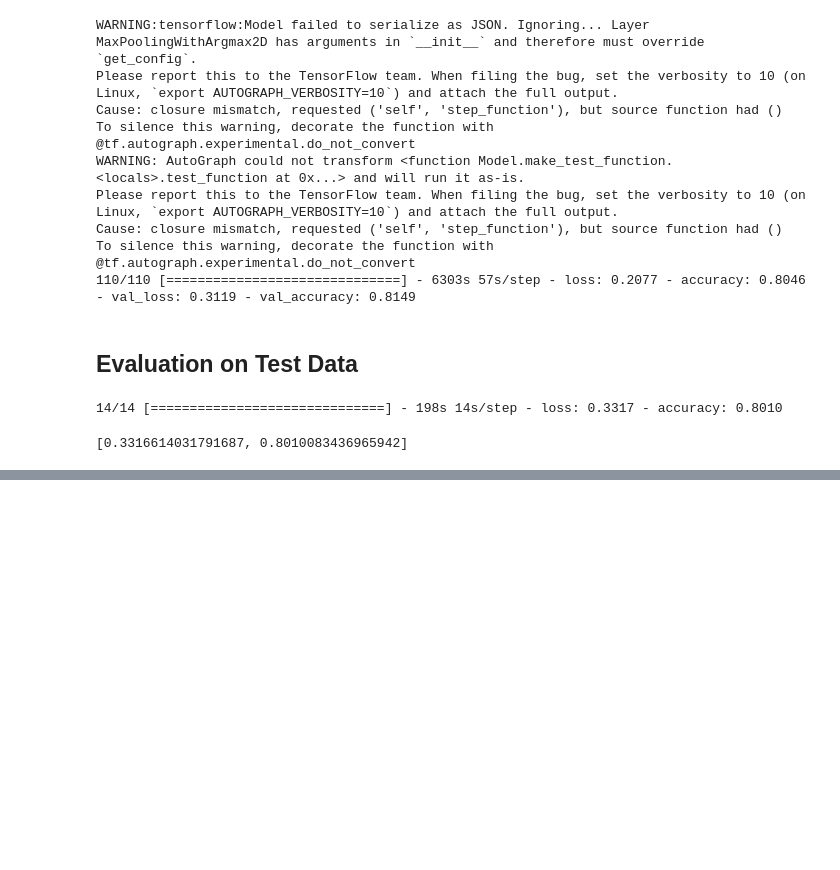
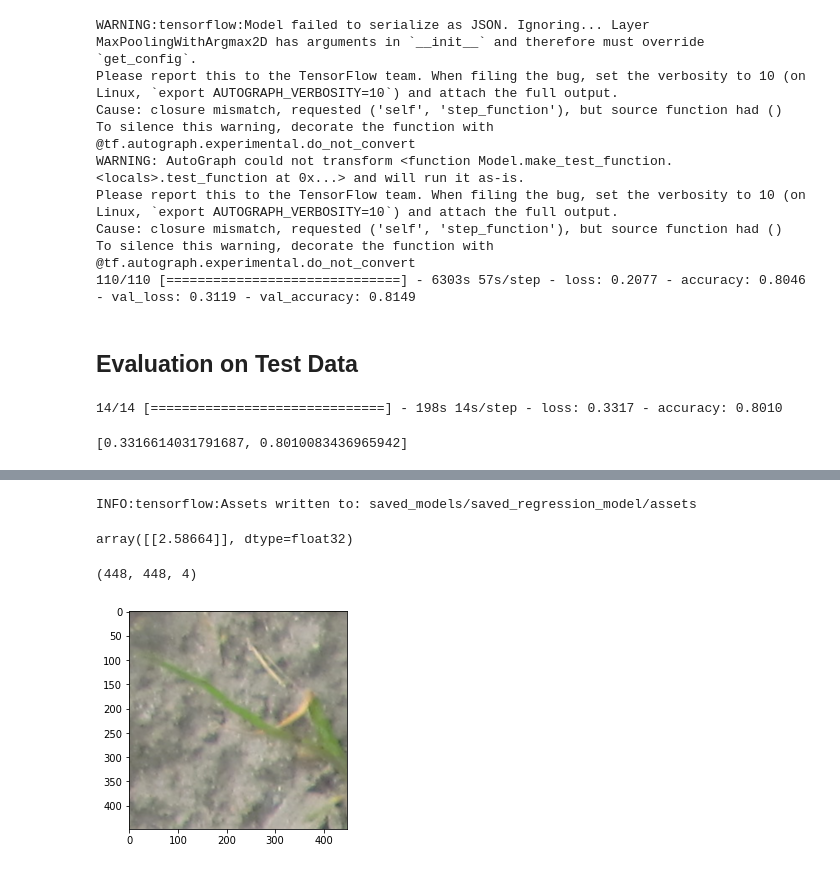
Before and after one commit to RyanJennings1/Dissertation, a Jupyter notebook: Dissertation2.ipynb, the cells around one changed output, grey strips where cells are left out. Drawn from its saved outputs; the diff is of its cells as text; code cells hidden in the pictures; blank space fills up the shorter version.

```diff
--- a/Dissertation2.ipynb
+++ b/Dissertation2.ipynb
@@ -53,10 +58,18 @@ Use tf.keras.mixed_precision.LossScaleOptimizer instead. LossScaleOptimizer now
 # %%
 image_path: str = "../Leaf_Dataset/images"
 mask_path: str = "../Leaf_Dataset/masks"
+count_path: str = "../Leaf_Dataset/truth.csv"
+
 images: List[str] = sorted(os.listdir(image_path))
 images = [f"{image_path}/{i}" for i in images]
 masks: List[str] = sorted(os.listdir(mask_path))
 masks = [f"{mask_path}/{m}" for m in masks]
+
+counts: List[int] = []
+with open(count_path, "r") as truth_file:
+    reader = csv.reader(truth_file)
+    headings = next(reader)
+    counts = [int(row[1]) for row in reader]
 # %%
 images[:15]
 # %% [output]
@@ -78,15 +95,26 @@ images[:15]
 # %% [markdown]
 ## Train Test Split
 # %%
-#Total images are 810
-#Going for 80-10-10 split
+# Total images are 810
+# Going for 80-10-10 split
+
+#X_train, X_test, y_train, y_test = train_test_split(images,
+#                                                    masks,
+#                                                    shuffle=True,
+#                                                    test_size=0.20)
+#X_test, X_val, y_test, y_val = train_test_split(X_test,
+#                                                y_test,
+#                                                shuffle=True,
+#                                                test_size=0.50)
 
 X_train, X_test, y_train, y_test = train_test_split(images,
-                                                    masks,
+                                                    counts,
+                                                    random_state=5,
                                                     shuffle=True,
                                                     test_size=0.20)
 X_test, X_val, y_test, y_val = train_test_split(X_test,
                                                 y_test,
+                                                random_state=5,
                                                 shuffle=True,
                                                 test_size=0.50)
 # %%
@@ -523,0 +903,4 @@ INFO:tensorflow:Assets written to: saved_models/saved_segmentation_model/assets
+# %%
+reg_model.save("saved_models/saved_regression_model")
+# %% [output]
+INFO:tensorflow:Assets written to: saved_models/saved_regression_model/assets
@@ -523,0 +924,13 @@ INFO:tensorflow:Assets written to: saved_models/saved_segmentation_model/assets
+# %%
+predictions
+# %% [output]
+array([[2.58664]], dtype=float32)
+# %%
+test_set_images[0].shape
+# %% [output]
+(448, 448, 4)
+# %%
+plt.imshow(X_test[0])
+plt.show()
+# %% [output]
+[figure, added]
```
Also changed, not shown: parts of 45 cells of this notebook.
